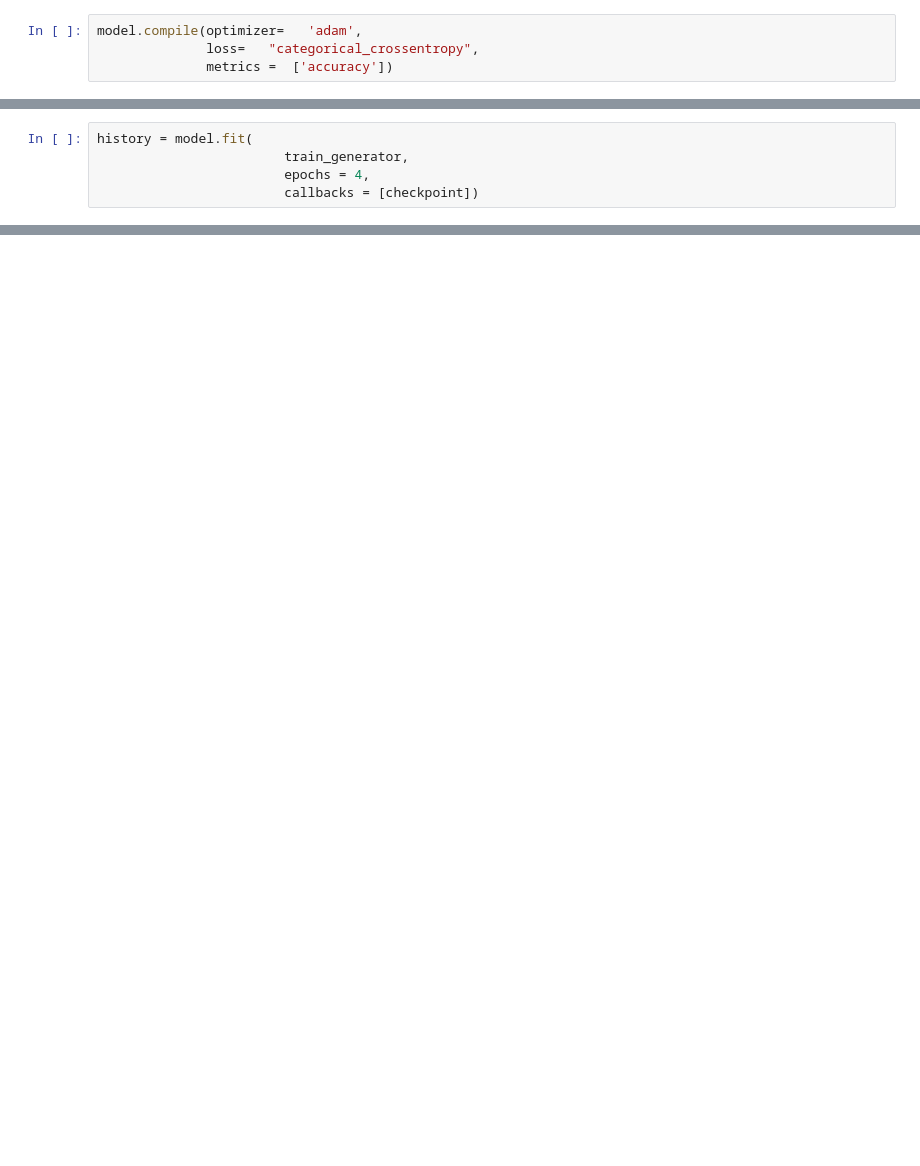
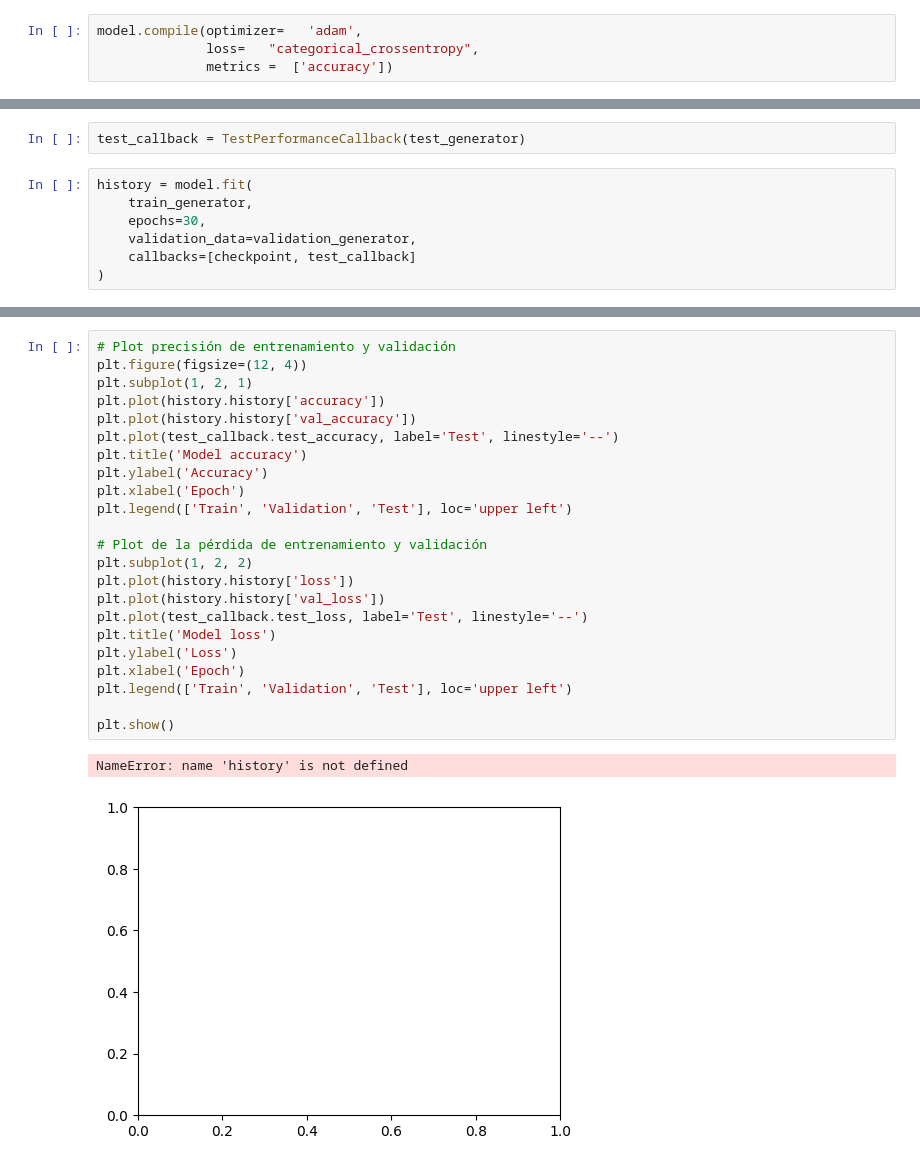
Before and after one commit to leshcsr/IA_imageRecognition, a Jupyter notebook: IA_Pokemon.ipynb, the cells around one changed output, grey strips where cells are left out. Cells and saved outputs as stored; diff of their text form; blank space fills up the shorter version.

```diff
--- a/IA_Pokemon.ipynb
+++ b/IA_Pokemon.ipynb
@@ -129,6 +267,10 @@ checkpoint = ModelCheckpoint(filepath = checkpoint_path,
+# %%
+test_callback = TestPerformanceCallback(test_generator)
 # %%
 history = model.fit(
-						train_generator,
-						epochs = 4,
-						callbacks = [checkpoint])
+    train_generator,
+    epochs=30,
+    validation_data=validation_generator,
+    callbacks=[checkpoint, test_callback]
+)
 # %% [output]
@@ -195 +377,27 @@ test acc :
+# %%
+# Plot precisión de entrenamiento y validación
+plt.figure(figsize=(12, 4))
+plt.subplot(1, 2, 1)
+plt.plot(history.history['accuracy'])
+plt.plot(history.history['val_accuracy'])
+plt.plot(test_callback.test_accuracy, label='Test', linestyle='--')
+plt.title('Model accuracy')
+plt.ylabel('Accuracy')
+plt.xlabel('Epoch')
+plt.legend(['Train', 'Validation', 'Test'], loc='upper left')
+
+# Plot de la pérdida de entrenamiento y validación
+plt.subplot(1, 2, 2)
+plt.plot(history.history['loss'])
+plt.plot(history.history['val_loss'])
+plt.plot(test_callback.test_loss, label='Test', linestyle='--')
+plt.title('Model loss')
+plt.ylabel('Loss')
+plt.xlabel('Epoch')
+plt.legend(['Train', 'Validation', 'Test'], loc='upper left')
+
+plt.show()
+# %% [output]
+NameError: name 'history' is not defined
+[figure, added]
 # %%
```
Also changed, not shown: parts of 34 cells of this notebook.
